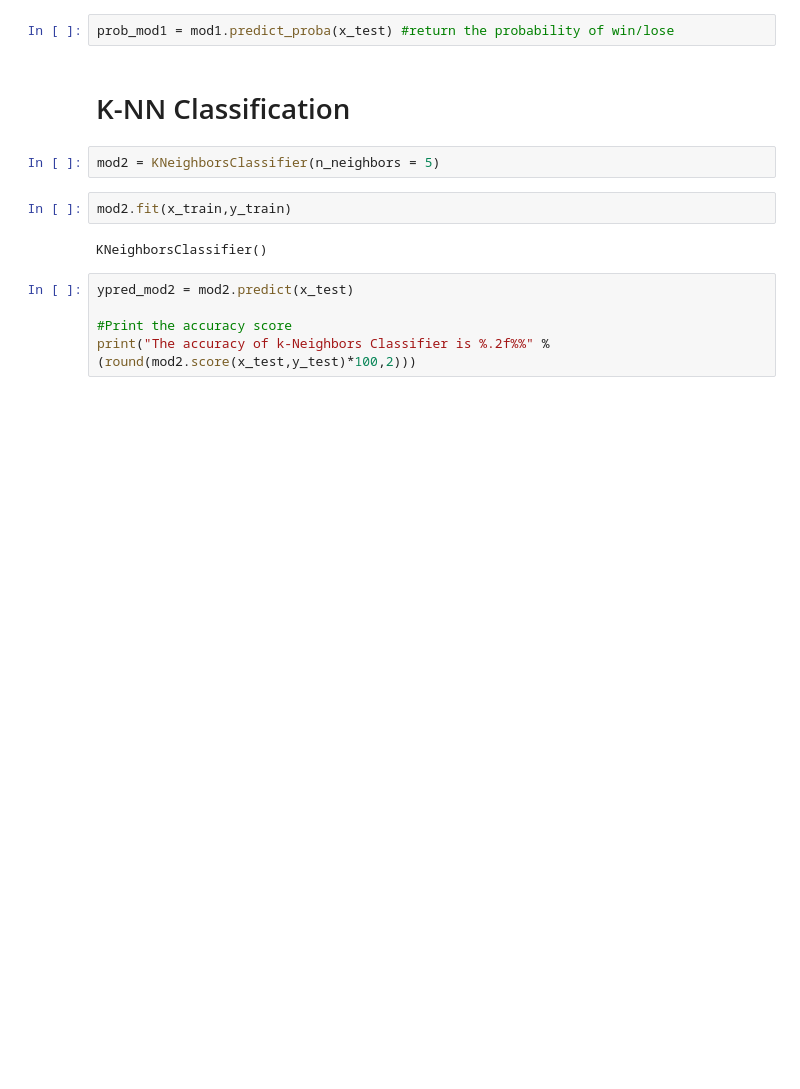
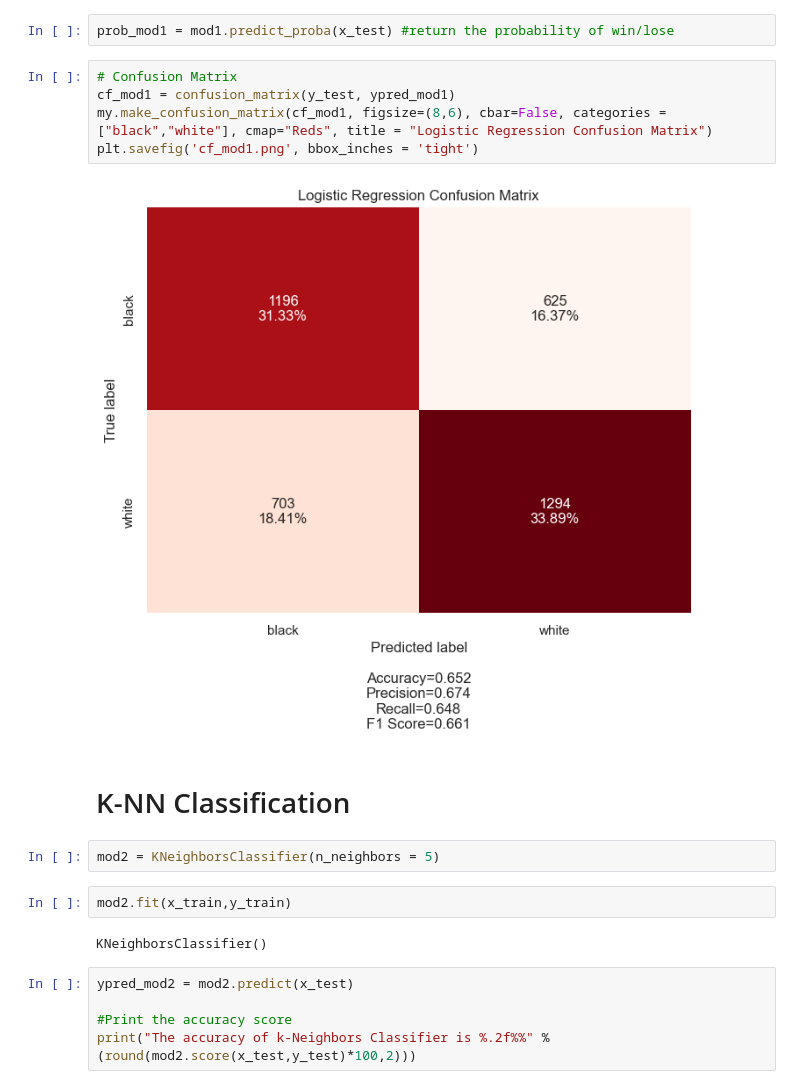
Before and after one commit to heysteph/FinalProject, a Jupyter notebook: notebook.ipynb, the cells around one changed output. Cells and saved outputs as stored; diff of their text form; blank space fills up the shorter version.

```diff
--- a/notebook.ipynb
+++ b/notebook.ipynb
@@ -317,5 +272,12 @@ weighted avg       0.64      0.64      0.64      4008
 # %%
 prob_mod1 = mod1.predict_proba(x_test) #return the probability of win/lose
+# %%
+# Confusion Matrix
+cf_mod1 = confusion_matrix(y_test, ypred_mod1)
+my.make_confusion_matrix(cf_mod1, figsize=(8,6), cbar=False, categories = ["black","white"], cmap="Reds", title = "Logistic Regression Confusion Matrix")
+plt.savefig('cf_mod1.png', bbox_inches = 'tight')
+# %% [output]
+[figure, added]
 # %% [markdown]
 # K-NN Classification
 # %%
```
Also changed, not shown: parts of 32 cells of this notebook, 8 other files.
